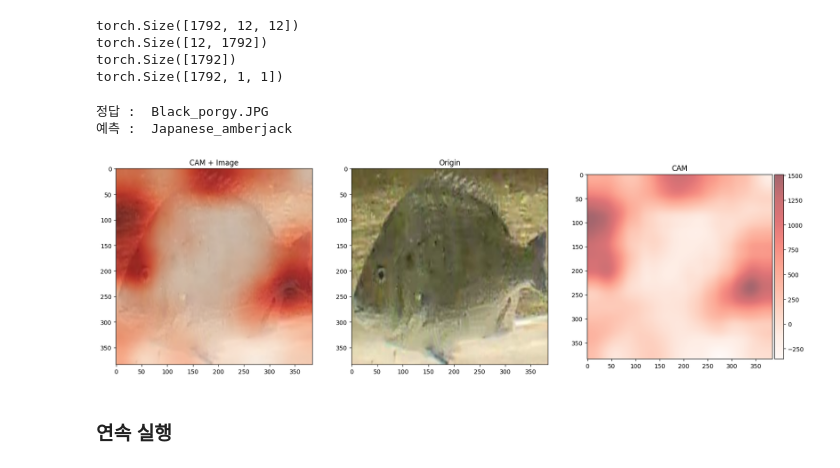
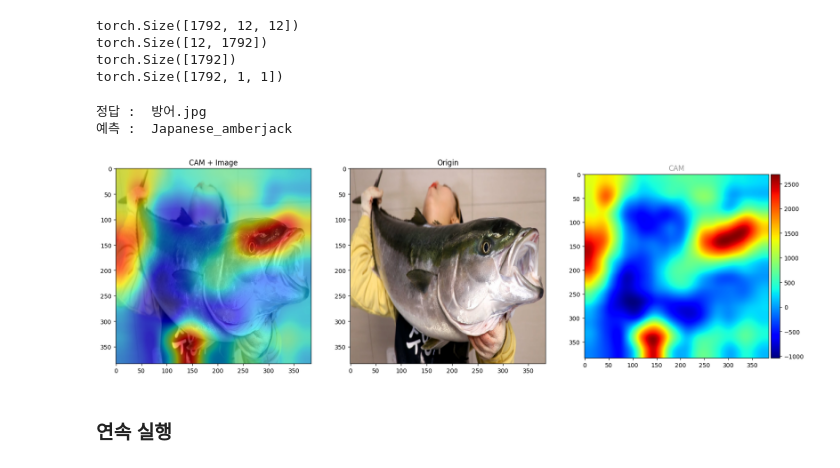
Before and after one commit to boostcampaitech4lv23cv2/final-project-level3-cv-13, a Jupyter notebook: ml/feature_map/Fish/CAM.ipynb, the cells around one changed output. Cells and saved outputs as stored; diff of their text form; code cells hidden in the pictures.

```diff
--- a/ml/feature_map/Fish/CAM.ipynb
+++ b/ml/feature_map/Fish/CAM.ipynb
@@ -128,5 +128,5 @@ data_list
 # %%
-image_name = "Black_porgy.JPG"
+image_name = data_list[0]
 
 #추후 비교를 위해 따로 저장
 origin_image = np.array(cv2.imread(os.path.join(dataset_dir,image_name)))
@@ -158,35 +158,36 @@ cam = cam.detach().cpu().numpy()
 # %%
 #origin = origin_img.detach().cpu().numpy()
 from mpl_toolkits.axes_grid1 import make_axes_locatable
 
 final_cam = cv2.resize(cam, dsize=(384, 384), interpolation= cv2.INTER_CUBIC)
+img_rgb = cv2.cvtColor(origin_image, cv2.COLOR_BGR2RGB)
 
 plt.figure(figsize=(20,40))
 
 plt.subplot(1,3,1)
 plt.title("CAM + Image")
 
-plt.imshow(origin_image)
-plt.imshow(final_cam,cmap = 'Reds' ,alpha=0.7)
+plt.imshow(img_rgb)
+plt.imshow(final_cam,cmap = 'jet' ,alpha=0.6)
 
 plt.subplot(1,3,2)
 plt.title("Origin")
-plt.imshow(origin_image)
+plt.imshow(img_rgb)
 
 ax = plt.subplot(1,3,3)
-plt.title("CAM")
-im =plt.imshow(final_cam, cmap = 'Reds' ,alpha=0.6)
+plt.title("CAM",alpha=0.4)
+im =plt.imshow(final_cam, cmap = 'jet')
 divider = make_axes_locatable(ax)
 cax = divider.append_axes("right", size = "5%", pad = 0.05)
 plt.colorbar(im, cax= cax)
 print("정답 : ", image_name)
 keys = fish_category.keys()
 key_lst = list(keys)
 print("예측 : ",key_lst[preds[0]])
 # %% [output]
-정답 :  Black_porgy.JPG
+정답 :  방어.jpg
 예측 :  Japanese_amberjack
-[figure, old version]
+[figure, new version]
 # %% [markdown]
 ### 연속 실행
 # %%
```
Also changed, not shown: parts of 3 cells of this notebook, 4 other files.
